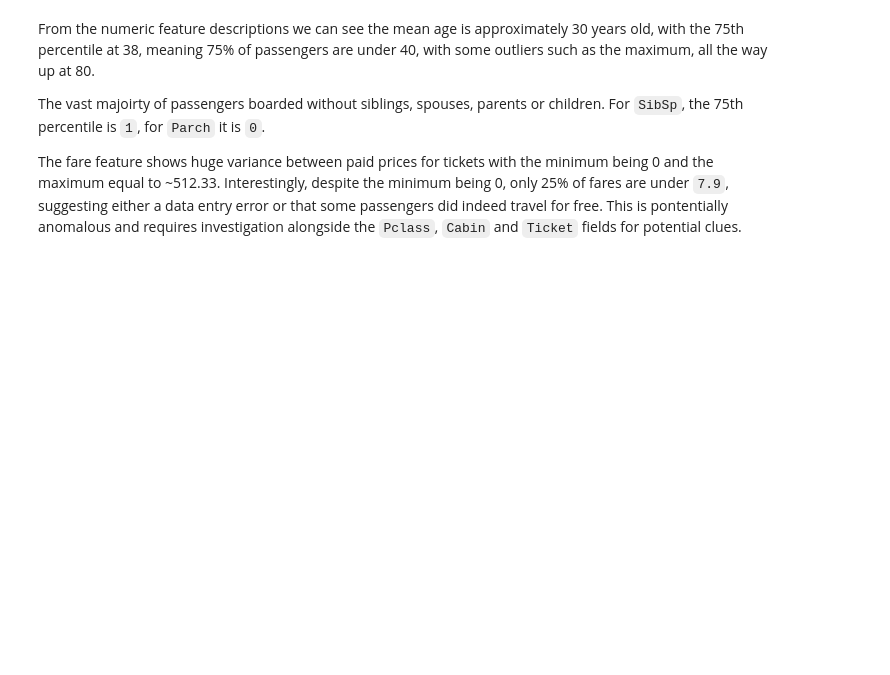
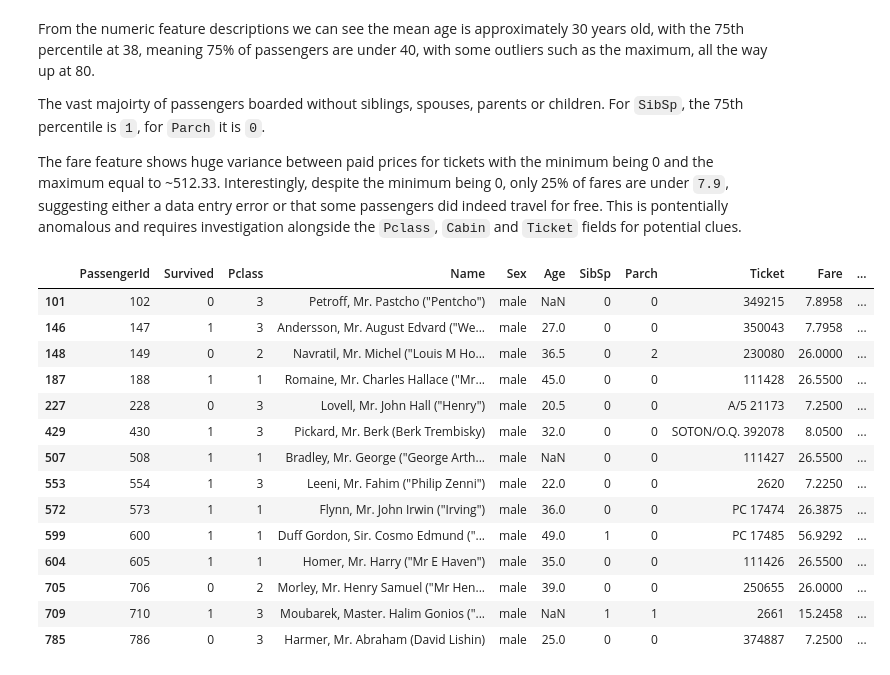
Before and after one commit to wholemealbaby/ml, a Jupyter notebook: titanic/main.ipynb, the cells around one changed output. Drawn from its saved outputs; the diff is of its cells as text; code cells hidden in the pictures; blank space fills up the shorter version.

```diff
--- a/titanic/main.ipynb
+++ b/titanic/main.ipynb
@@ -147,3 +149,25 @@ From the numeric feature descriptions we can see the mean age is approximately 3
 The vast majoirty of passengers boarded without siblings, spouses, parents or children. For `SibSp`, the 75th percentile is `1`, for `Parch` it is `0`.
 
 The fare feature shows huge variance between paid prices for tickets with the minimum being 0 and the maximum equal to ~512.33. Interestingly, despite the minimum being 0, only 25% of fares are under `7.9`, suggesting either a data entry error or that some passengers did indeed travel for free. This is pontentially anomalous and requires investigation alongside the `Pclass`, `Cabin` and `Ticket` fields for potential clues.
+# %%
+# Analyse and determine the significance of the additional paranthesised names
+_paranthesised = df.loc[df['Name'].str.contains('\\(')]
+female_paranthesised = _paranthesised.loc[_paranthesised['Sex'] == 'female']
+male_paranthesised = _paranthesised.loc[_paranthesised['Sex'] == 'male']
+male_paranthesised.head(50)
+# %% [output]
+|  | PassengerId | Survived | Pclass | Name | Sex | Age | SibSp | Parch | Ticket | Fare | ... |
+| 101 | 102 | 0 | 3 | Petroff, Mr. Pastcho ("Pentcho") | male | NaN | 0 | 0 | 349215 | 7.8958 | ... |
+| 146 | 147 | 1 | 3 | Andersson, Mr. August Edvard ("We... | male | 27.0 | 0 | 0 | 350043 | 7.7958 | ... |
+| 148 | 149 | 0 | 2 | Navratil, Mr. Michel ("Louis M Ho... | male | 36.5 | 0 | 2 | 230080 | 26.0000 | ... |
+| 187 | 188 | 1 | 1 | Romaine, Mr. Charles Hallace ("Mr... | male | 45.0 | 0 | 0 | 111428 | 26.5500 | ... |
+| 227 | 228 | 0 | 3 | Lovell, Mr. John Hall ("Henry") | male | 20.5 | 0 | 0 | A/5 21173 | 7.2500 | ... |
+| 429 | 430 | 1 | 3 | Pickard, Mr. Berk (Berk Trembisky) | male | 32.0 | 0 | 0 | SOTON/O.Q. 392078 | 8.0500 | ... |
+| 507 | 508 | 1 | 1 | Bradley, Mr. George ("George Arth... | male | NaN | 0 | 0 | 111427 | 26.5500 | ... |
+| 553 | 554 | 1 | 3 | Leeni, Mr. Fahim ("Philip Zenni") | male | 22.0 | 0 | 0 | 2620 | 7.2250 | ... |
+| 572 | 573 | 1 | 1 | Flynn, Mr. John Irwin ("Irving") | male | 36.0 | 0 | 0 | PC 17474 | 26.3875 | ... |
+| 599 | 600 | 1 | 1 | Duff Gordon, Sir. Cosmo Edmund ("... | male | 49.0 | 1 | 0 | PC 17485 | 56.9292 | ... |
+| 604 | 605 | 1 | 1 | Homer, Mr. Harry ("Mr E Haven") | male | 35.0 | 0 | 0 | 111426 | 26.5500 | ... |
+| 705 | 706 | 0 | 2 | Morley, Mr. Henry Samuel ("Mr Hen... | male | 39.0 | 0 | 0 | 250655 | 26.0000 | ... |
+| 709 | 710 | 1 | 3 | Moubarek, Master. Halim Gonios ("... | male | NaN | 1 | 1 | 2661 | 15.2458 | ... |
+| 785 | 786 | 0 | 3 | Harmer, Mr. Abraham (David Lishin) | male | 25.0 | 0 | 0 | 374887 | 7.2500 | ... |
```
Also changed, not shown: parts of 3 cells of this notebook, 2 other files.
